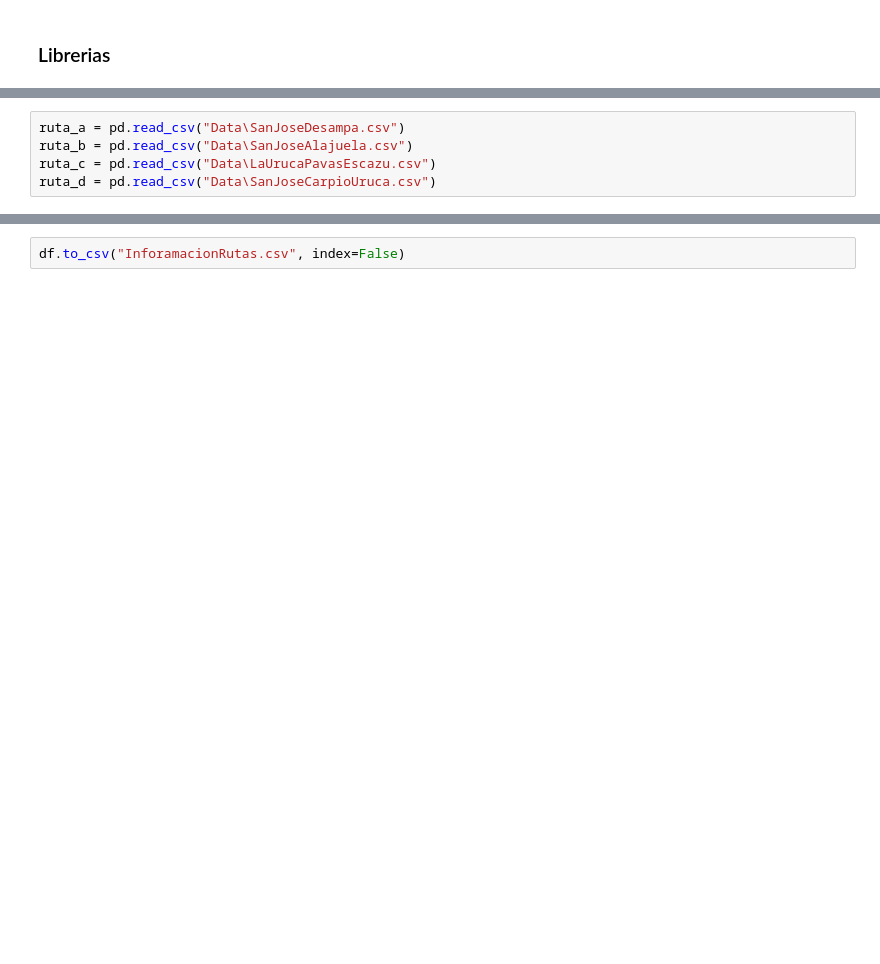
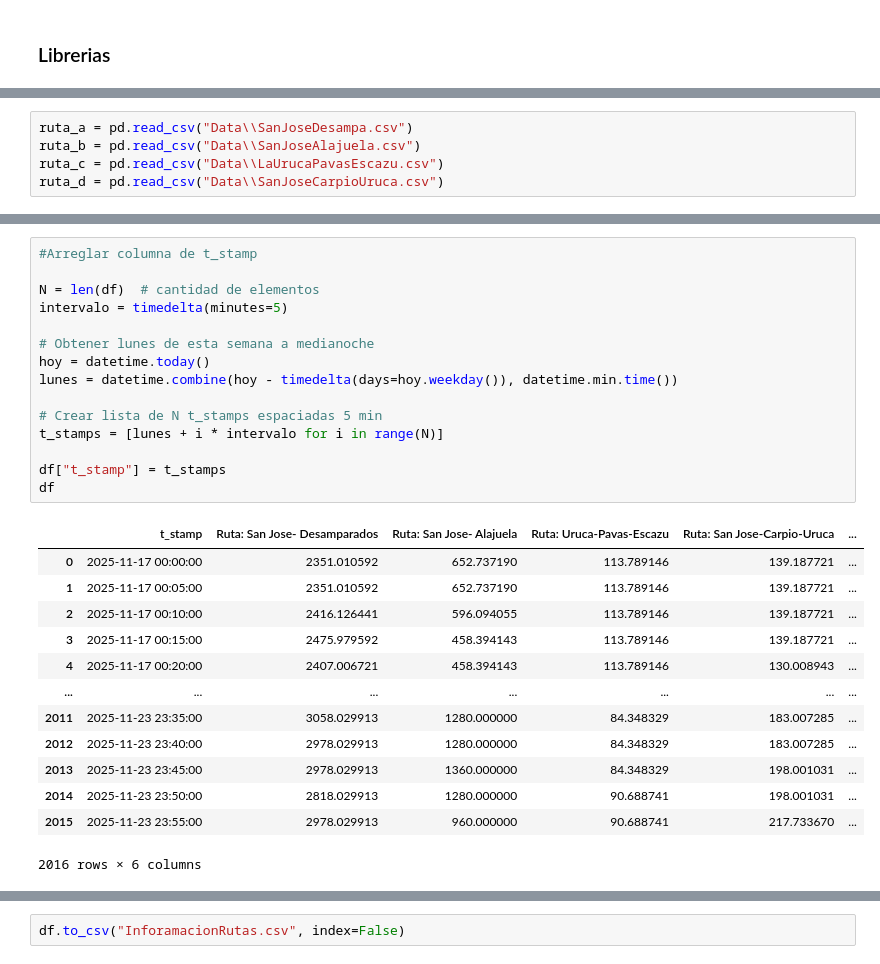
Before and after one commit to Gabriel-Aleman/Estudio-Movilidad-Electrica-, a Jupyter notebook: myNotebook.ipynb, the cells around one changed output, grey strips where cells are left out. Cells and saved outputs as stored; diff of their text form; blank space fills up the shorter version.

```diff
--- a/myNotebook.ipynb
+++ b/myNotebook.ipynb
@@ -6,5 +9,5 @@ import pandas as pd
 # %%
-ruta_a = pd.read_csv("Data\SanJoseDesampa.csv")
-ruta_b = pd.read_csv("Data\SanJoseAlajuela.csv")
-ruta_c = pd.read_csv("Data\LaUrucaPavasEscazu.csv")
-ruta_d = pd.read_csv("Data\SanJoseCarpioUruca.csv")
+ruta_a = pd.read_csv("Data\\SanJoseDesampa.csv")
+ruta_b = pd.read_csv("Data\\SanJoseAlajuela.csv")
+ruta_c = pd.read_csv("Data\\LaUrucaPavasEscazu.csv")
+ruta_d = pd.read_csv("Data\\SanJoseCarpioUruca.csv")
@@ -36,0 +30,29 @@ df["Consumo total (kW)"] = df["Ruta: San Jose-Carpio-Uruca"]+df["Ruta: San Jose-
+# %%
+#Arreglar columna de t_stamp
+
+N = len(df)  # cantidad de elementos
+intervalo = timedelta(minutes=5)
+
+# Obtener lunes de esta semana a medianoche
+hoy = datetime.today()
+lunes = datetime.combine(hoy - timedelta(days=hoy.weekday()), datetime.min.time())
+
+# Crear lista de N t_stamps espaciadas 5 min
+t_stamps = [lunes + i * intervalo for i in range(N)]
+
+df["t_stamp"] = t_stamps
+df
+# %% [output]
+|  | t_stamp | Ruta: San Jose- Desamparados | Ruta: San Jose- Alajuela | Ruta: Uruca-Pavas-Escazu | Ruta: San Jose-Carpio-Uruca | ... |
+| 0 | 2025-11-17 00:00:00 | 2351.010592 | 652.737190 | 113.789146 | 139.187721 | ... |
+| 1 | 2025-11-17 00:05:00 | 2351.010592 | 652.737190 | 113.789146 | 139.187721 | ... |
+| 2 | 2025-11-17 00:10:00 | 2416.126441 | 596.094055 | 113.789146 | 139.187721 | ... |
+| 3 | 2025-11-17 00:15:00 | 2475.979592 | 458.394143 | 113.789146 | 139.187721 | ... |
+| 4 | 2025-11-17 00:20:00 | 2407.006721 | 458.394143 | 113.789146 | 130.008943 | ... |
+| ... | ... | ... | ... | ... | ... | ... |
+| 2011 | 2025-11-23 23:35:00 | 3058.029913 | 1280.000000 | 84.348329 | 183.007285 | ... |
+| 2012 | 2025-11-23 23:40:00 | 2978.029913 | 1280.000000 | 84.348329 | 183.007285 | ... |
+| 2013 | 2025-11-23 23:45:00 | 2978.029913 | 1360.000000 | 84.348329 | 198.001031 | ... |
+| 2014 | 2025-11-23 23:50:00 | 2818.029913 | 1280.000000 | 90.688741 | 198.001031 | ... |
+| 2015 | 2025-11-23 23:55:00 | 2978.029913 | 960.000000 | 90.688741 | 217.733670 | ... |
+2016 rows × 6 columns
```
Also changed, not shown: parts of 10 cells of this notebook, 2 other files.
